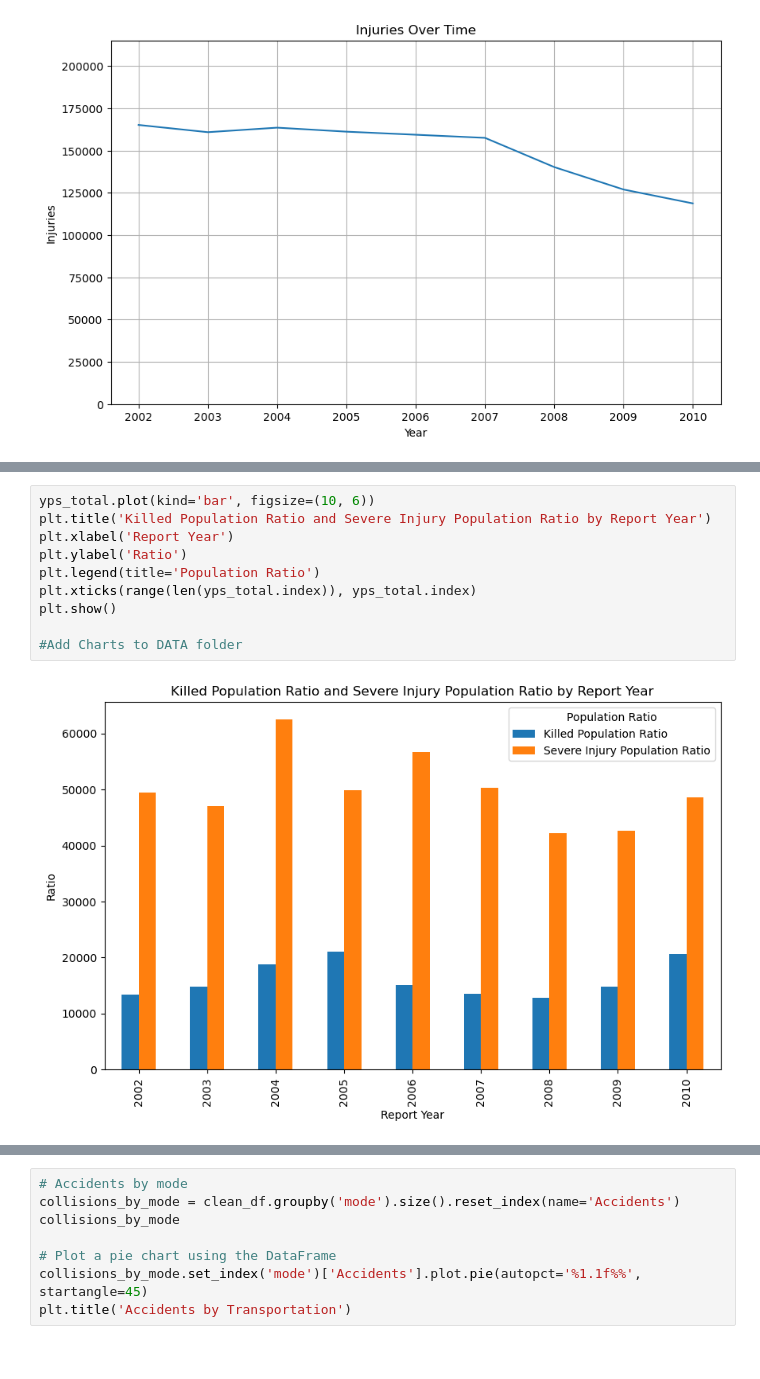
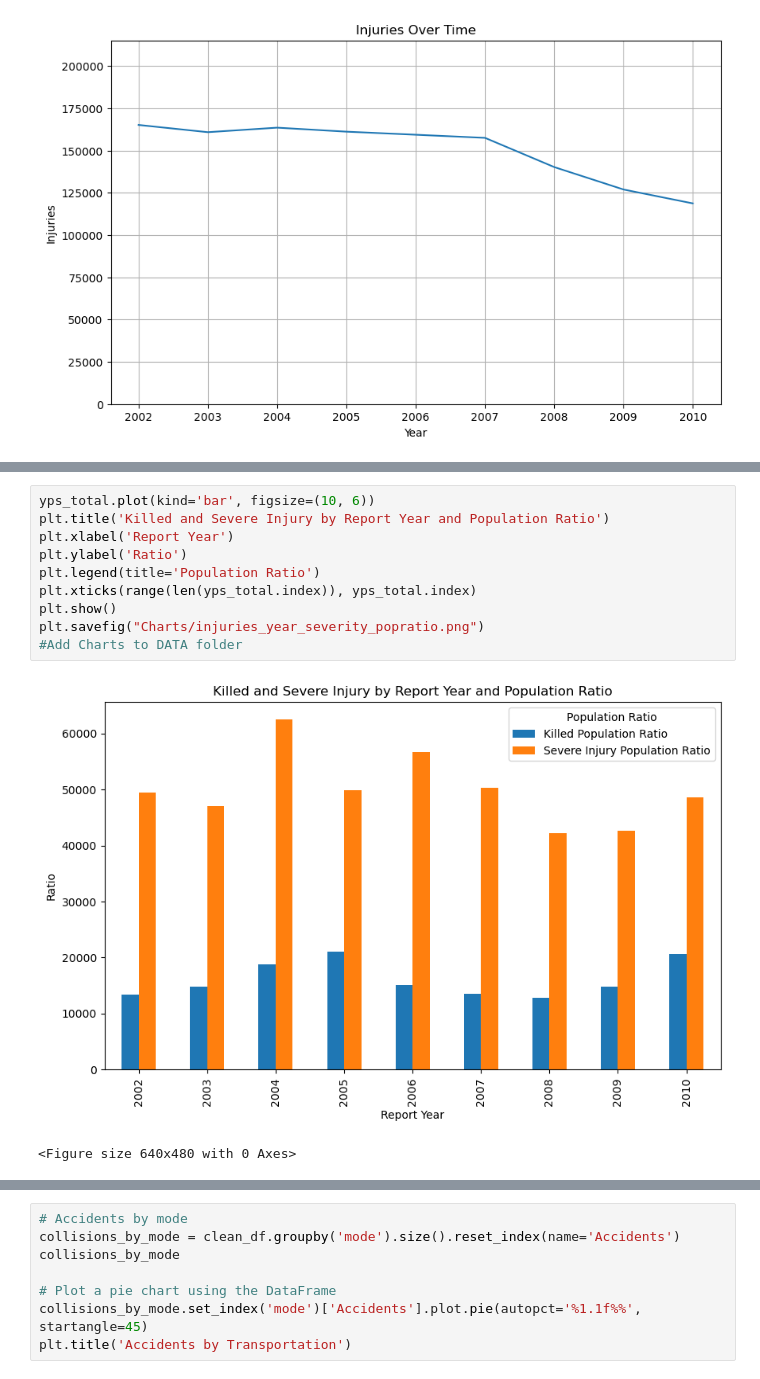
Before and after one commit to PadmaGuna/Project1, a Jupyter notebook: Monica.ipynb, the cells around one changed output, grey strips where cells are left out. Cells and saved outputs as stored; diff of their text form.

```diff
--- a/Monica.ipynb
+++ b/Monica.ipynb
@@ -419,15 +421,16 @@ plt.show()
 # %%
 yps_total.plot(kind='bar', figsize=(10, 6))
-plt.title('Killed Population Ratio and Severe Injury Population Ratio by Report Year')
+plt.title('Killed and Severe Injury by Report Year and Population Ratio')
 plt.xlabel('Report Year')
 plt.ylabel('Ratio')
 plt.legend(title='Population Ratio')
 plt.xticks(range(len(yps_total.index)), yps_total.index)
 plt.show()
-
+plt.savefig("Charts/injuries_year_severity_popratio.png")
 #Add Charts to DATA folder
 # %% [output]
-[figure, old version]
+[figure, new version]
+<Figure size 640x480 with 0 Axes>
 # %%
 # Create a Bar chart- Group by year and mode
 yearwise_mode = clean_df.groupby(['reportyear', 'mode'])['injuries'].sum().reset_index()
```
Also changed, not shown: parts of 5 cells of this notebook, 6 other files.
